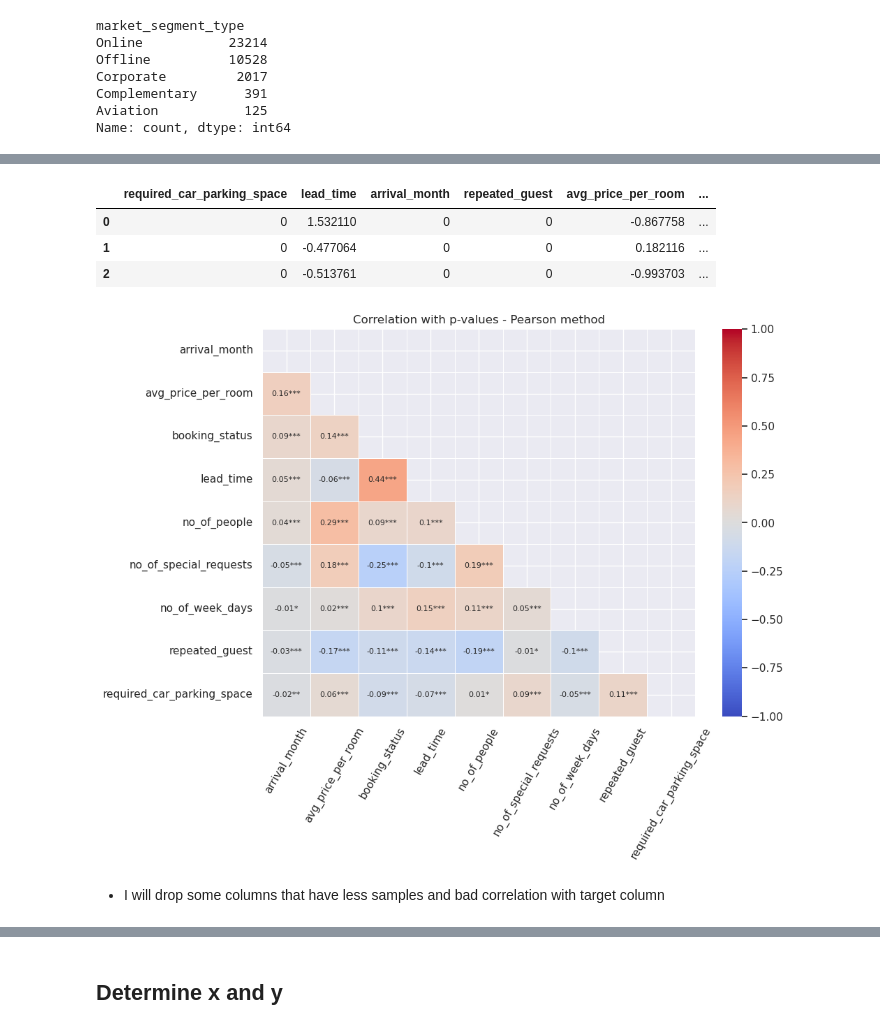
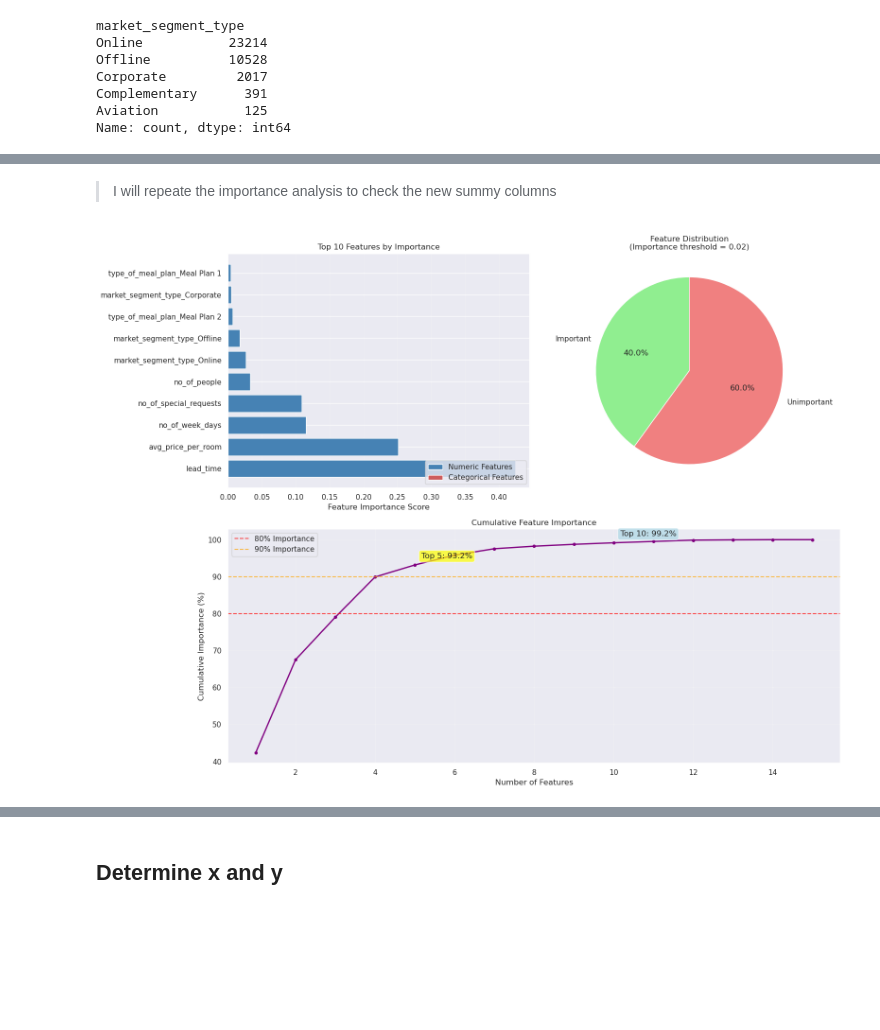
Before and after one commit to rolaseba/hotel-reservation-prediction, a Jupyter notebook: notebook.ipynb, the cells around one changed output, grey strips where cells are left out. Drawn from its saved outputs; the diff is of its cells as text; code cells hidden in the pictures; blank space fills up the shorter version.

```diff
--- a/notebook.ipynb
+++ b/notebook.ipynb
@@ -1168,13 +1477,0 @@ df = pd.get_dummies(df,columns=["type_of_meal_plan","market_segment_type"])
-# %%
-df.head(3)
-# %% [output]
-|  | required_car_parking_space | lead_time | arrival_month | repeated_guest | avg_price_per_room | ... |
-| 0 | 0 | 1.532110 | 0 | 0 | -0.867758 | ... |
-| 1 | 0 | -0.477064 | 0 | 0 | 0.182116 | ... |
-| 2 | 0 | -0.513761 | 0 | 0 | -0.993703 | ... |
-# %%
-corr_table = NonCategoricalFeatureEngineering.table_of_correlation_and_pvalues(df=df, method='pearson')
-
-NonCategoricalFeatureEngineering.plot_correlation_heatmap(corr_table, method='Pearson', annotation=True)
-# %% [output]
-[figure, removed]
@@ -1184,2 +1478,12 @@ NonCategoricalFeatureEngineering.plot_correlation_heatmap(corr_table, method='Pe
-# %% [markdown]
-* I will drop some columns that have less samples and bad correlation with target column
+# %% [markdown]
+> I will repeate the importance analysis to check the new summy columns
+# %%
+results_importance_analysis = random_forest_importance_analysis(
+    df=df,
+    target='booking_status',
+    importance_threshold=0.02,
+    top_n=10,
+    plot_results=True,
+)
+# %% [output]
+[figure, added]
```
Also changed, not shown: parts of 92 cells of this notebook, 1 other file.
